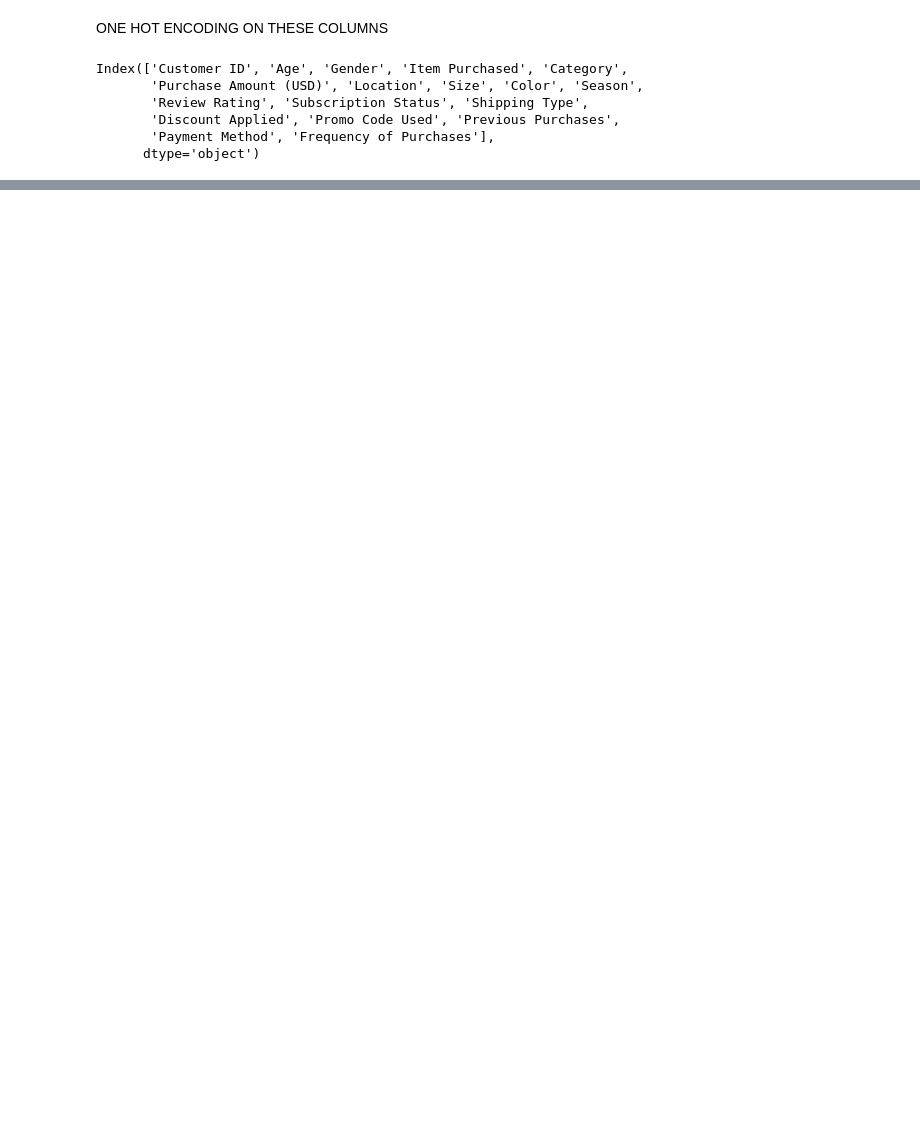
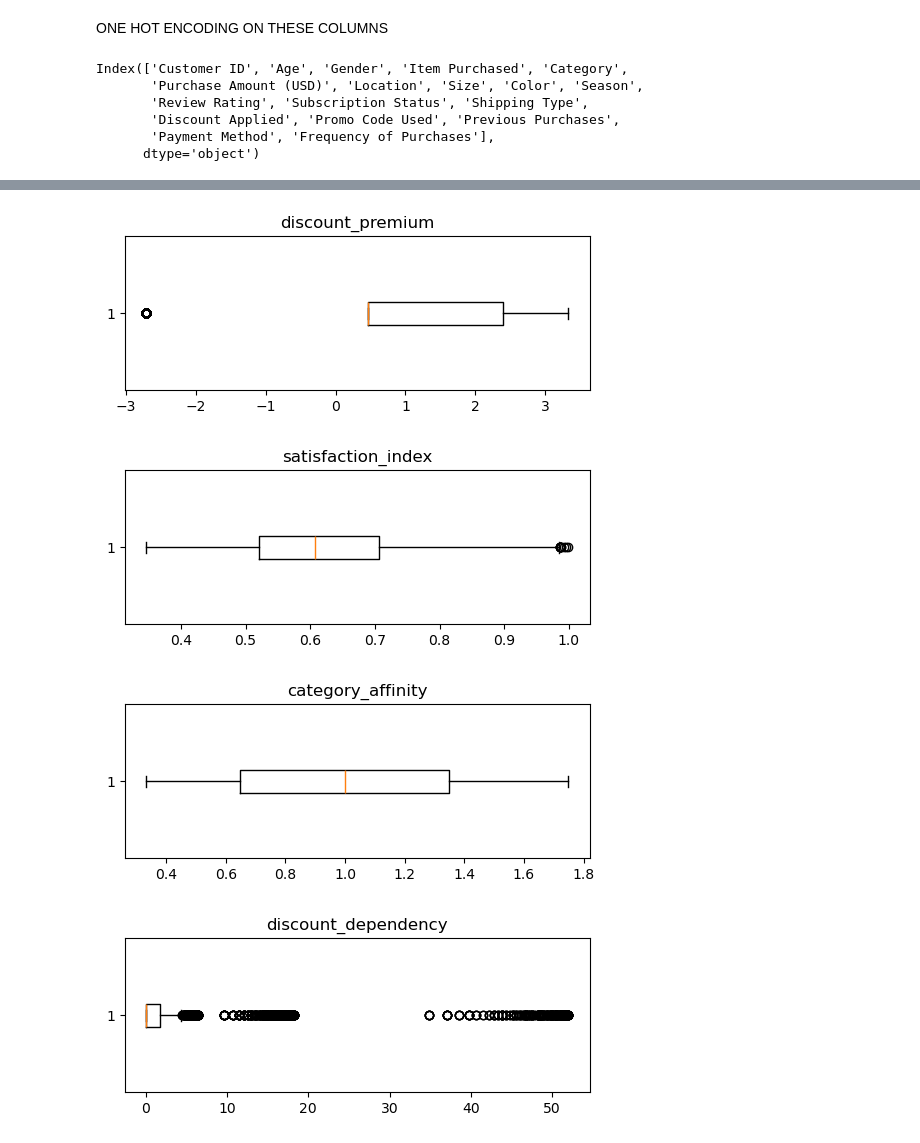
Before and after one commit to CodeWithHG1718/cag_project, a Jupyter notebook: main.ipynb, the cells around one changed output, grey strips where cells are left out. Cells and saved outputs as stored; diff of their text form; code cells hidden in the pictures; blank space fills up the shorter version.

```diff
--- a/main.ipynb
+++ b/main.ipynb
@@ -158,0 +204,17 @@ df
+# %%
+
+for col in [
+    'discount_premium',
+    'satisfaction_index',
+    'category_affinity',
+    'discount_dependency'
+]:
+    plt.figure(figsize=(6,2))
+    plt.boxplot(df[col].dropna(), vert=False)
+    plt.title(col)
+    plt.show()
+# %% [output]
+[figure, added]
+[figure, added]
+[figure, added]
+[figure, added]
```
Also changed, not shown: parts of 25 cells of this notebook, 2 other files.
